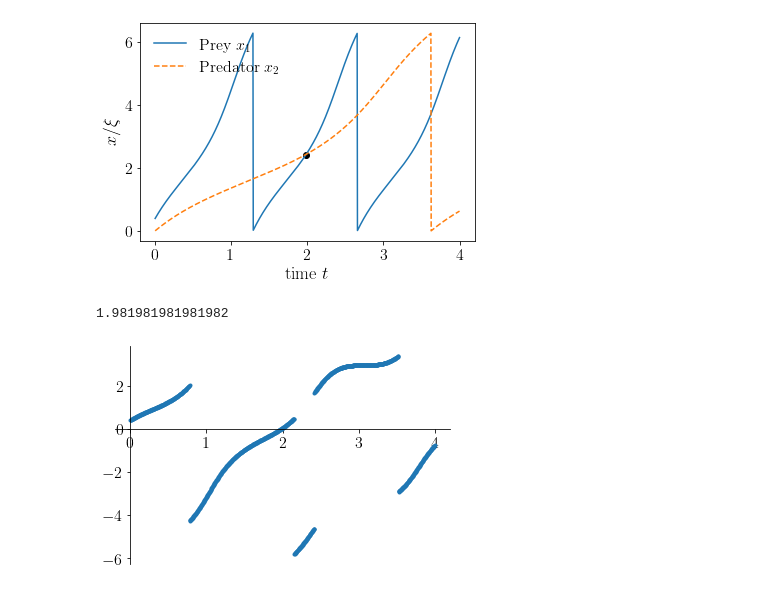
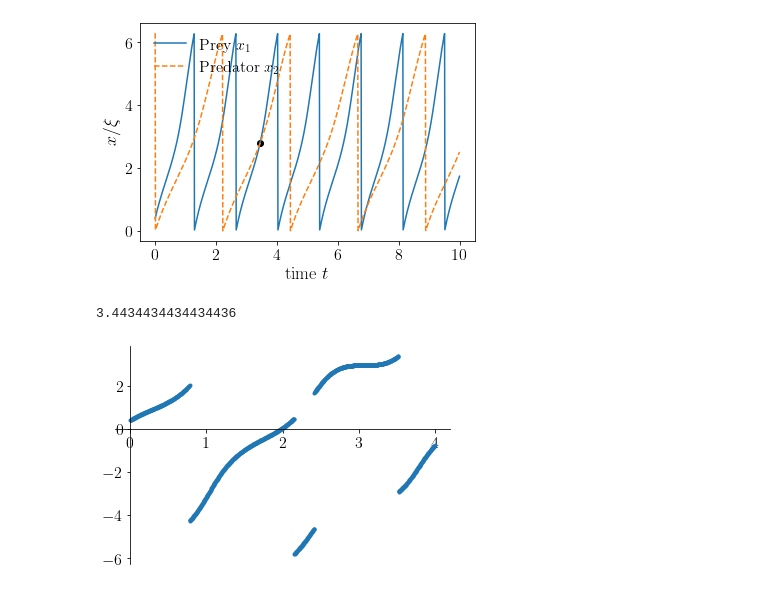
Before and after one commit to hawkerfriedrice/PredPreyDynamicsPeriodicBoundary, a Jupyter notebook: T_Catching_Time.ipynb, the cells around one changed output. Saved outputs shown, nothing was run; the diff lists cells and outputs as text; code cells hidden in the pictures.

```diff
--- a/T_Catching_Time.ipynb
+++ b/T_Catching_Time.ipynb
@@ -79,56 +79,79 @@ def catchtime_prime2(time):
 l_m1=2
 l_v1=5
 l_m2=1
-l_v2=2
-l_time=np.linspace(0,4,1000)
+l_v2=3
+l_time=np.linspace(0,10,1000)
 
 xs1 = x1_sol(l_time,l_m1,l_v1,l_x1)
 xs2 = x2_sol(l_time,l_m2,l_v2,l_x2)
 
 for i in range(0,len(xs1)):
     if xs1[i]>2*np.pi:
         xs1[i] -= 2*np.pi
     if xs1[i]<0:
         xs1[i] += 2*np.pi
 for i in range(0,len(xs2)):
     if xs2[i]>2*np.pi:
         xs2[i] -= 2*np.pi
     if xs2[i]<0:
         xs2[i] += 2*np.pi
 
 plt.plot(l_time, xs1, label="Prey $x_1$")
 plt.plot(l_time, xs2, "--", label="Predator $x_2$")
 
-# Catching Time
-i = 0
-x = np.absolute(catchtime(l_time))
-while i < len(l_time):
-    if x[i] > 1:
-        catch = 0
-    elif x[i] < 0.01 and x[i] >= 0:
-        catch = l_time[i]
-        break
-    i += 1
+# # Catching Time
+# i = 0
+# x = np.absolute(catchtime(l_time))
+# while i < len(l_time):
+#     if x[i] > 1:
+#         catch = 0
+#     elif x[i] < 0.01 and x[i] >= 0:
+#         catch = l_time[i]
+#         break
+#     i += 1
+
+# xs3 = x1_sol(catch,l_m1,l_v1,l_x1)
+# if xs3>2*np.pi:
+#     xs1 -= 2*np.pi
+# if xs3<0:
+#     xs3 += 2*np.pi
+
+# plt.scatter(catch,xs3, c="black")
+
+# #---
+
+# ctime = np.absolute(catchtime(l_time))
+# catch_position = l_time[np.argmin(ctime)]
+
+# xs3 = x1_sol(catch_position,l_m1,l_v1,l_x1)
+# if xs3>2*np.pi:
+#     xs1 -= 2*np.pi
+# if xs3<0:
+#     xs3 += 2*np.pi
+
+ctime = np.absolute(catchtime(l_time))
+index = find_closest(ctime,0)
+catch = l_time[index]
+if np.abs(ctime[index] - 0) > 1:
+    catch = -1
 
 xs3 = x1_sol(catch,l_m1,l_v1,l_x1)
 if xs3>2*np.pi:
-    xs1 -= 2*np.pi
+     xs1 -= 2*np.pi
 if xs3<0:
-    xs3 += 2*np.pi
+     xs3 += 2*np.pi
 
 plt.scatter(catch,xs3, c="black")
-
-#---
 
 plt.legend(frameon=False)
 plt.xlabel("time $t$")
 plt.ylabel("$x/\\xi$")
 plt.show()
 
 print(catch)
 # %% [output]
-[figure, old version]
+[figure, new version]
-1.981981981981982
+3.4434434434434436
 # %%
 fig, ax = plt.subplots()
 ax.plot(l_time, catchtime(l_time),".", label="Prey $x_1$")
```
Also changed, not shown: parts of 4 cells of this notebook, 5 other files.
